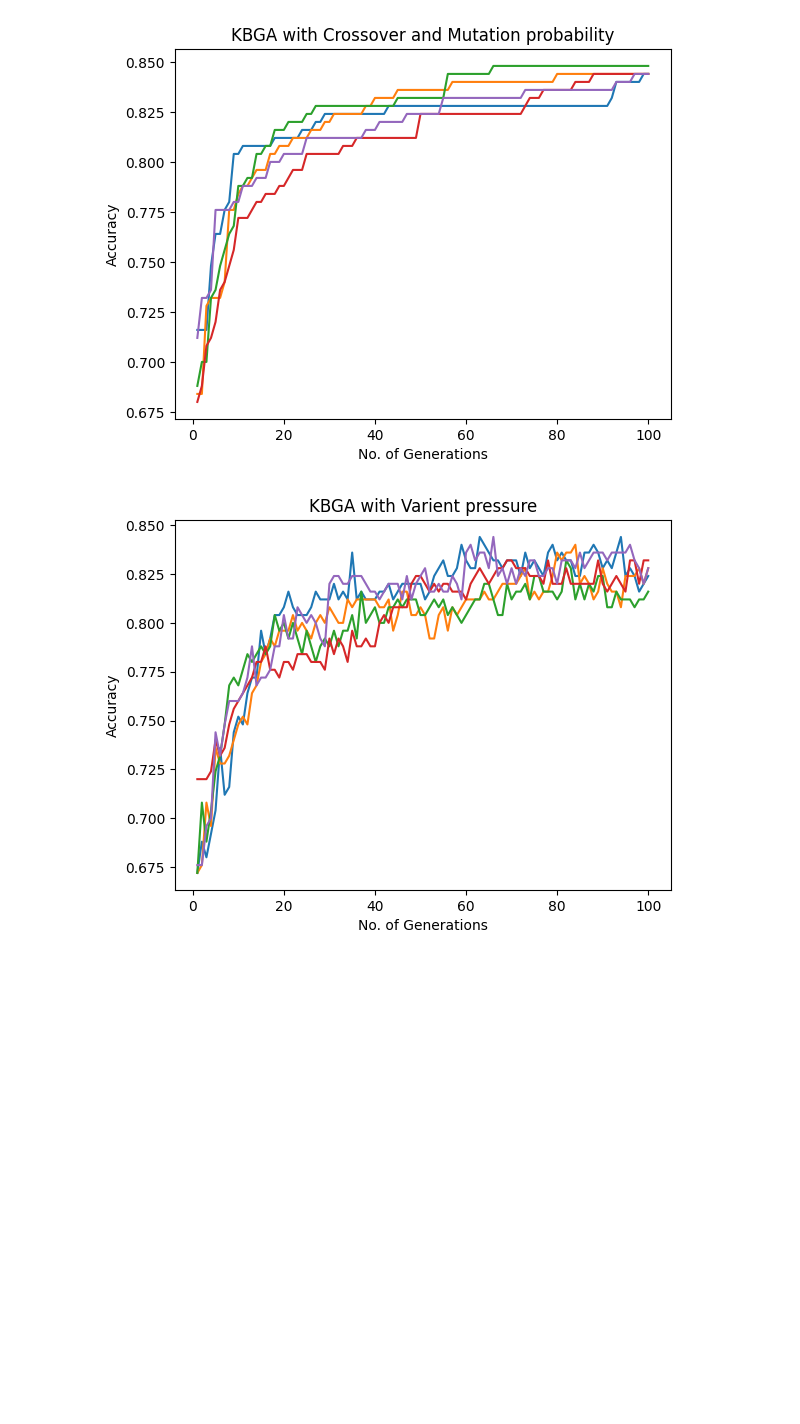
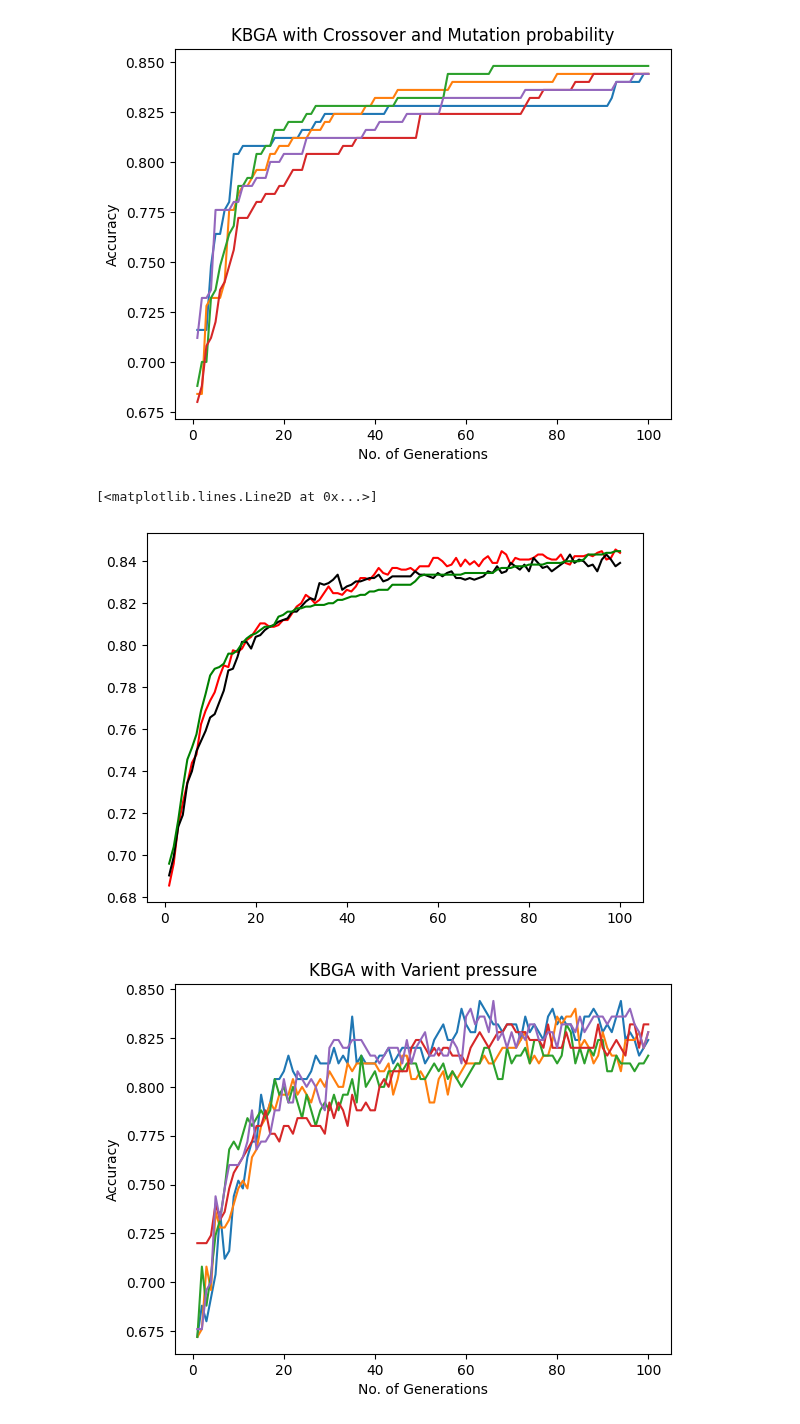
Before and after one commit to devasenan134/GA-SC, a Jupyter notebook: compare_kbga.ipynb, the cells around one changed output. Drawn from its saved outputs; the diff is of its cells as text; code cells hidden in the pictures; blank space fills up the shorter version.

```diff
--- a/compare_kbga.ipynb
+++ b/compare_kbga.ipynb
@@ -90,6 +106,17 @@ with open(kbga_path+kbga_files[2], 'rb') as gf:
     plt.show()
 # %% [output]
 [figure]
+# %%
+avg_acc_cmp = np.array(data[0][1])
+for i in data[1:]:
+    avg_acc_cmp += i[1]
+avg_acc_cmp = avg_acc_cmp / 5
+plt.plot(x, avg_acc_nkb, color="red")
+plt.plot(x, avg_acc_es, color="black")
+plt.plot(x, avg_acc_cmp, color='green')
+# %% [output]
+[<matplotlib.lines.Line2D at 0x...>]
+[figure, added]
 # %%
 with open(kbga_path+kbga_files[3], 'rb') as gf:
     data = pickle.load(gf)
```
Also changed, not shown: parts of 6 cells of this notebook.
